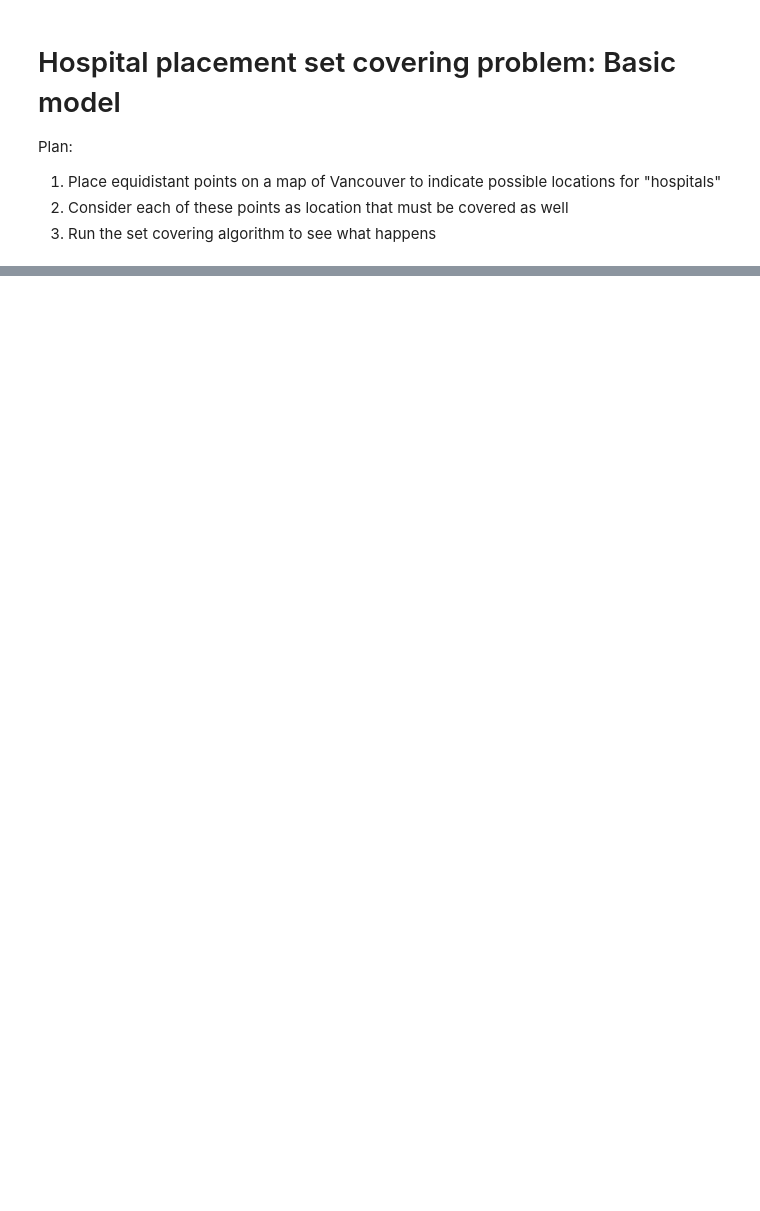
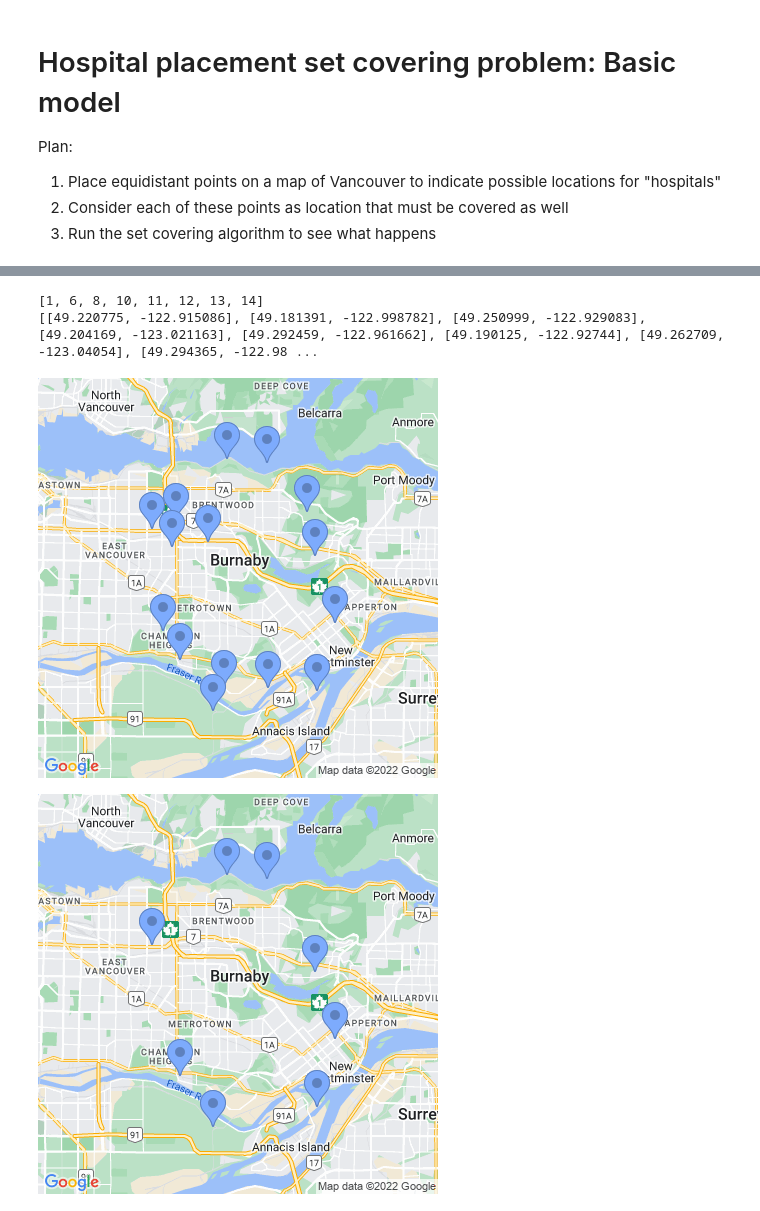
Before and after one commit to rctcwyvrn/math441-project, a Jupyter notebook: basic_model.ipynb, the cells around one changed output, grey strips where cells are left out. Cells and saved outputs as stored; diff of their text form; code cells hidden in the pictures; blank space fills up the shorter version.

```diff
--- a/basic_model.ipynb
+++ b/basic_model.ipynb
@@ -109,0 +122,12 @@ display_map(center, markers=test_positions_burnaby, zoom=11)
+# %%
+def make_set_covering_problem(positions):
+    positions = [str(lat) + "," + str(long) for lat,long in positions]
+    covering_matrix = np.array([])
+    ten_mins = 60*10
+    for start in positions:
+        # print(f"starting from {start}")
+        matrix = client.distance_matrix(origins=start, destinations=positions)
+        times = [[elt["duration"]["value"] for elt in row["elements"]] for row in matrix["rows"]][0]
+        covered = [1 if t < ten_mins else 0 for t in times]
+        covering_matrix = np.hstack((covering_matrix, covered))
+    return covering_matrix.reshape(len(positions), len(positions))
@@ -109,0 +155,15 @@ display_map(center, markers=test_positions_burnaby, zoom=11)
+# %%
+c = np.ones(len(test_problem_burnaby_locations))
+b = -np.ones(len(test_problem_burnaby_locations))
+A = -matrix
+bounds = [(0,1) for _ in test_problem_burnaby_locations]
+print(A)
+print(b)
+print(c)
+solution = linprog(c, A_ub=A, b_ub=b, bounds=bounds, integrality=np.ones(len(test_problem_burnaby_locations)))
+print(solution)
+linprog_solution = []
+for i,chosen in enumerate(solution.x):
+    if chosen == 1:
+        linprog_solution.append(i)
+print(linprog_solution)
@@ -109,0 +230,8 @@ display_map(center, markers=test_positions_burnaby, zoom=11)
+# %%
+print(linprog_solution)
+display_solution(test_problem_burnaby_center, test_problem_burnaby_locations, linprog_solution, show_coverage=False)
+# %% [output]
+[1, 6, 8, 10, 11, 12, 13, 14]
+[[49.220775, -122.915086], [49.181391, -122.998782], [49.250999, -122.929083], [49.204169, -123.021163], [49.292459, -122.961662], [49.190125, -122.92744], [49.262709, -123.04054], [49.294365, -122.98 ...
+[figure, added]
+[figure, added]
```
Also changed, not shown: parts of 13 cells of this notebook.
